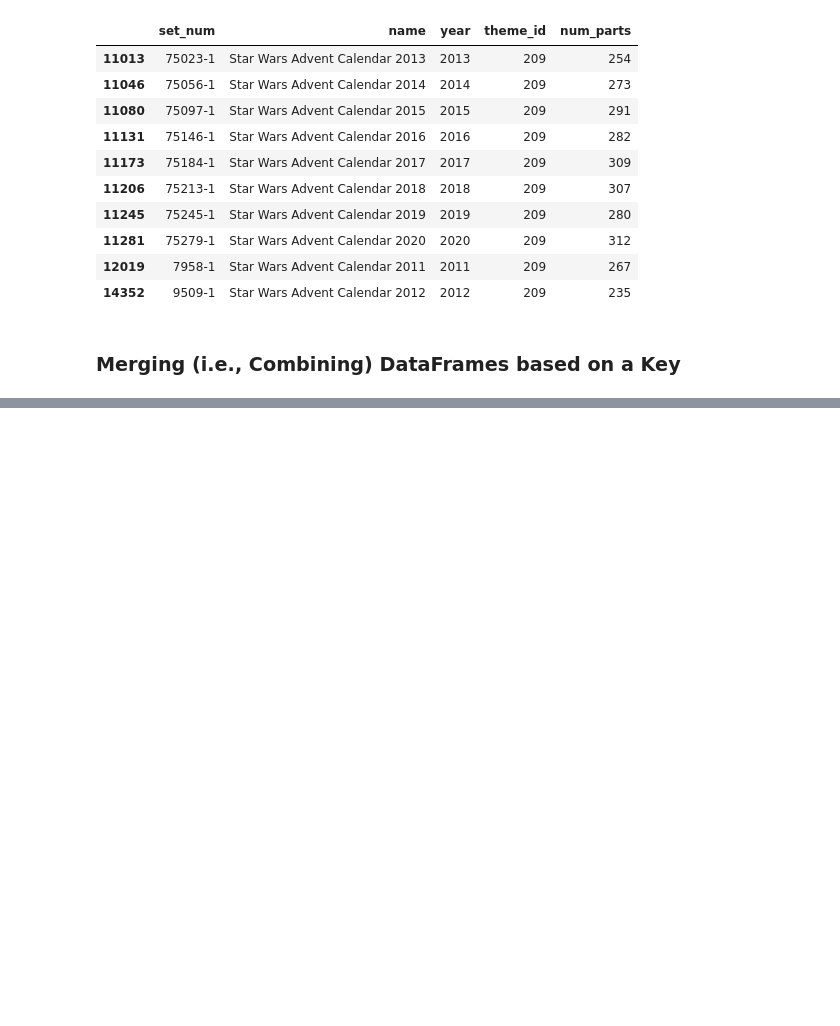
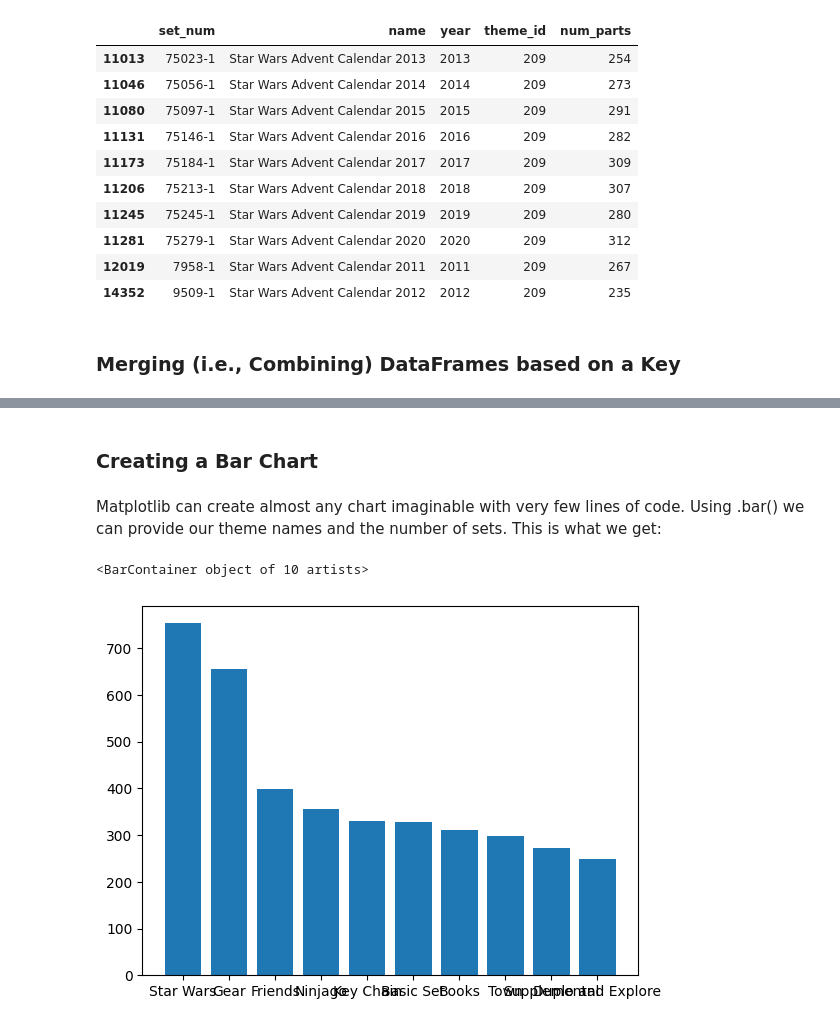
Before and after one commit to ksg-dev/lego-data, a Jupyter notebook: Lego_Analysis_for_Course_(start).ipynb, the cells around one changed output, grey strips where cells are left out. Saved outputs shown, nothing was run; the diff lists cells and outputs as text; code cells hidden in the pictures; blank space fills up the shorter version.

```diff
--- a/Lego_Analysis_for_Course_(start).ipynb
+++ b/Lego_Analysis_for_Course_(start).ipynb
@@ -412,0 +421,3 @@ sets[sets.theme_id == 209]
+# %%
+set_theme_count = pd.DataFrame({'id': set_theme_count.index,
+                                'set_count': set_theme_count.values})
@@ -412,0 +426,2 @@ sets[sets.theme_id == 209]
+# %%
+set_theme_count.head()
@@ -412,0 +439,2 @@ sets[sets.theme_id == 209]
+# %%
+merged_df = pd.merge(set_theme_count, themes, on='id')
@@ -412,0 +450,9 @@ sets[sets.theme_id == 209]
+# %% [markdown]
+<h3>Creating a Bar Chart</h3>
+# %% [markdown]
+Matplotlib can create almost any chart imaginable with very few lines of code. Using .bar() we can provide our theme names and the number of sets. This is what we get:
+# %%
+plt.bar(merged_df.name[:10], merged_df.set_count[:10])
+# %% [output]
+<BarContainer object of 10 artists>
+[figure, added]
```
Also changed, not shown: parts of 9 cells of this notebook.
